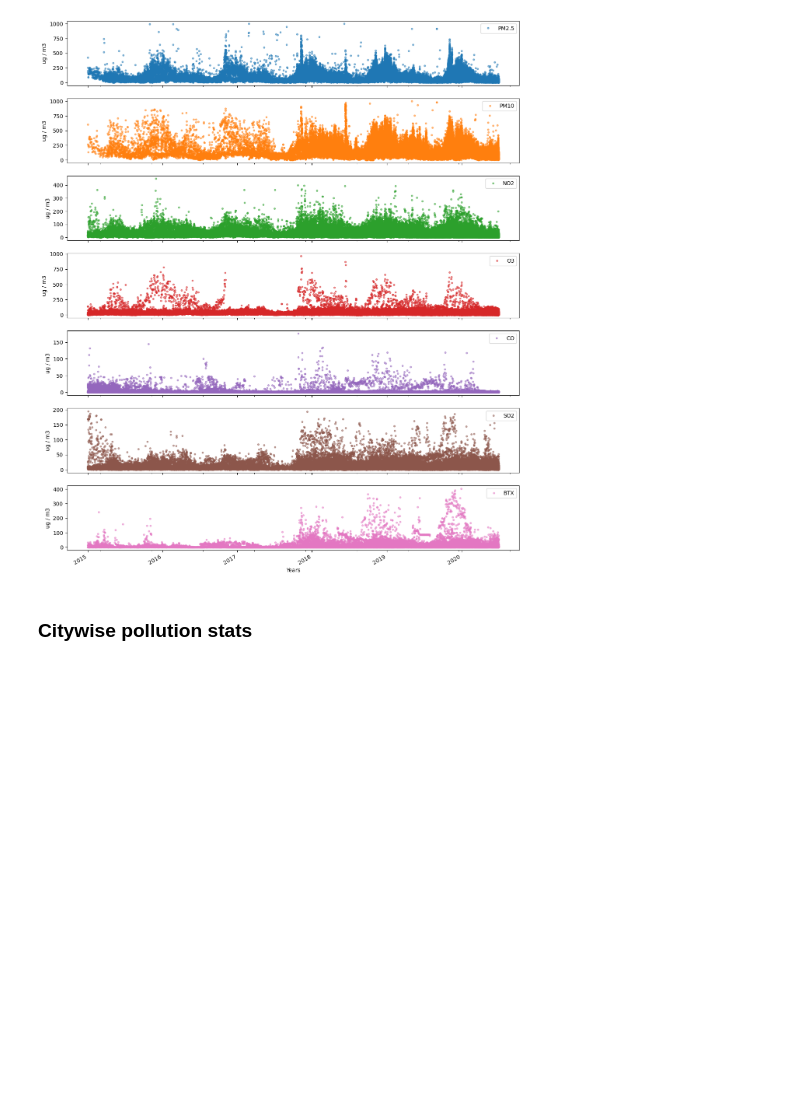
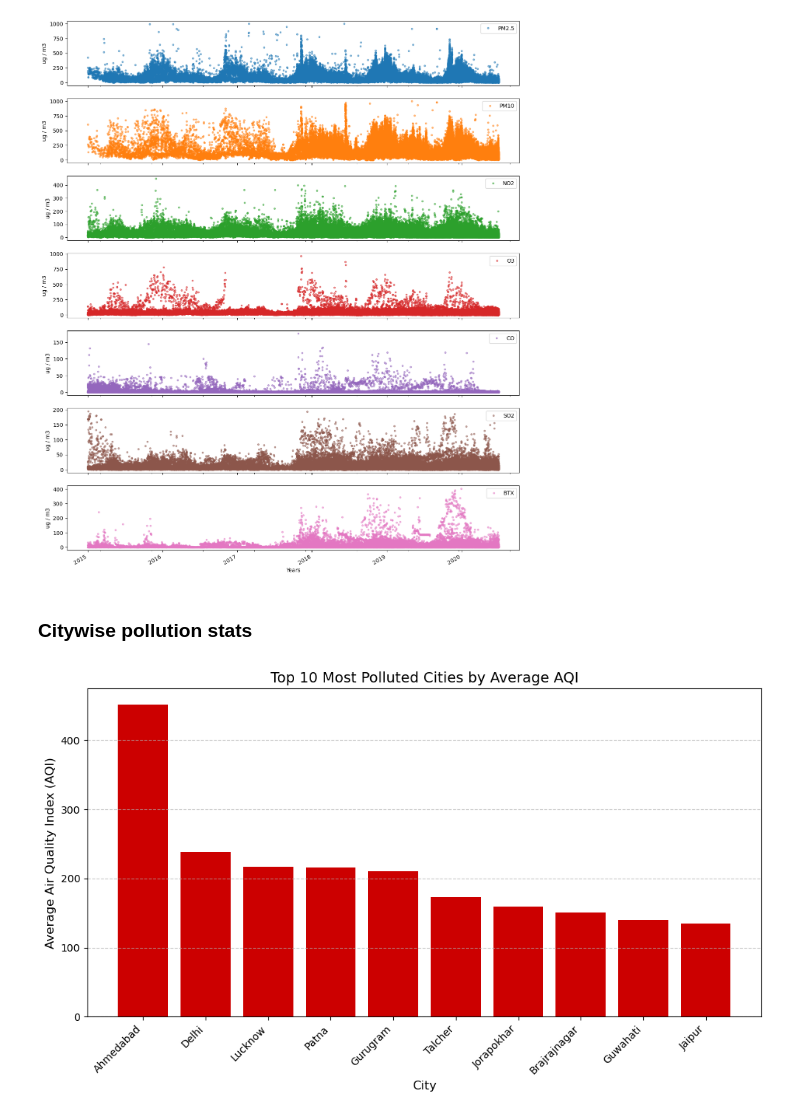
Before and after one commit to S-Nrupendra/Air-Quality-Index-Data-Science-Project, a Jupyter notebook: EDA.ipynb, the cells around one changed output. Cells and saved outputs as stored; diff of their text form; code cells hidden in the pictures; blank space fills up the shorter version.

Commit message:
updated EDA city wise pollution

```diff
--- a/EDA.ipynb
+++ b/EDA.ipynb
@@ -173,5 +173,28 @@ for ax in axes:
 # Drop 'Status' from stations_df as it's not needed for the merge/analysis
 stations_df = st.drop('Status', axis=1)
 
-# Merge the two dataframes on 'StationID' to AQI with City
-merged_df =
+# Merge the two dataframes on 'StationId' to AQI with City
+merged_df = pd.merge(df, stations_df, on='StationId', how='left')
+
+merged_df_clean = merged_df.dropna(subset=['AQI'])
+# %%
+# Calculate City-Wise Stats
+# Calculate the mean AQI for each city
+city_aqi_stats = merged_df_clean.groupby('City')['AQI'].mean().reset_index()
+city_aqi_stats = city_aqi_stats.rename(columns={'AQI' : 'Average_AQI'})
+# %%
+# Top 10 Most and Least Polluted Cities
+most_polluted = city_aqi_stats.sort_values(by='Average_AQI', ascending=False).head(10)
+least_polluted = city_aqi_stats.sort_values(by='Average_AQI', ascending=True).head(10)
+# %%
+plt.figure(figsize=(10, 6))
+plt.bar(most_polluted['City'], most_polluted['Average_AQI'], color='#CC0000')
+plt.xlabel('City', fontsize=12)
+plt.ylabel('Average Air Quality Index (AQI)', fontsize=12)
+plt.title('Top 10 Most Polluted Cities by Average AQI', fontsize=14)
+plt.xticks(rotation=45, ha='right')
+plt.grid(axis='y', linestyle='--', alpha=0.7)
+plt.tight_layout()
+plt.show()
+# %% [output]
+[figure, added]
```
Also changed, not shown: parts of 5 cells of this notebook.
